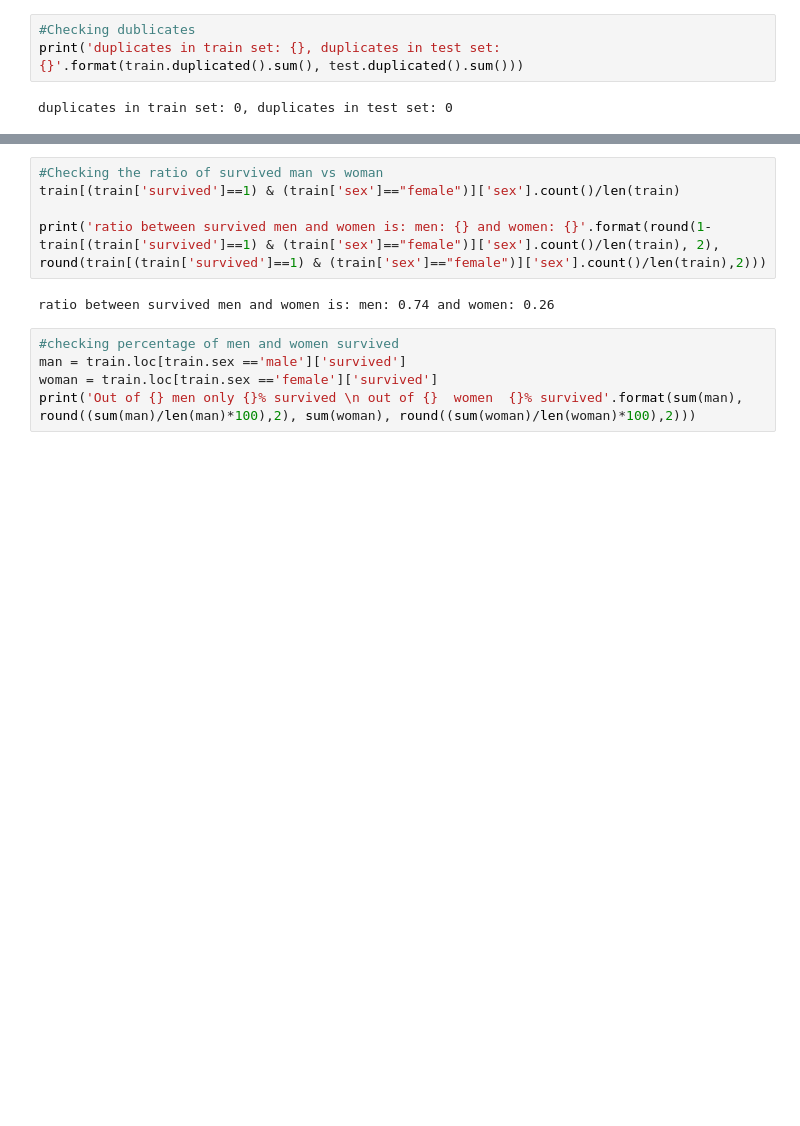
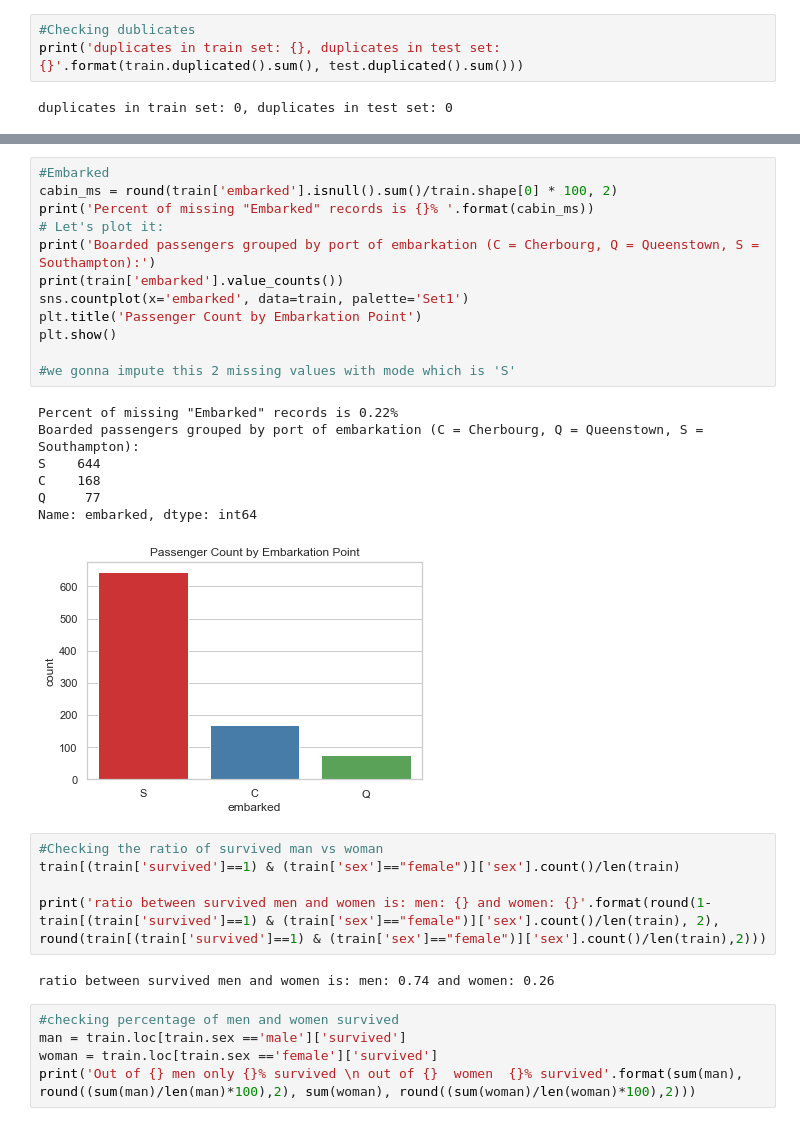
Before and after one commit to sultanbeishenkulov/titanic, a Jupyter notebook: titanic.ipynb, the cells around one changed output, grey strips where cells are left out. Saved outputs shown, nothing was run; the diff lists cells and outputs as text; blank space fills up the shorter version.

```diff
--- a/titanic.ipynb
+++ b/titanic.ipynb
@@ -61,3 +80,23 @@ dtype: int64
+# %%
+#Embarked
+cabin_ms = round(train['embarked'].isnull().sum()/train.shape[0] * 100, 2)
+print('Percent of missing "Embarked" records is {}% '.format(cabin_ms))
+# Let's plot it:
+print('Boarded passengers grouped by port of embarkation (C = Cherbourg, Q = Queenstown, S = Southampton):')
+print(train['embarked'].value_counts())
+sns.countplot(x='embarked', data=train, palette='Set1')
+plt.title('Passenger Count by Embarkation Point')
+plt.show()
+
+#we gonna impute this 2 missing values with mode which is 'S'
+# %% [output]
+Percent of missing "Embarked" records is 0.22%
+Boarded passengers grouped by port of embarkation (C = Cherbourg, Q = Queenstown, S = Southampton):
+S    644
+C    168
+Q     77
+Name: embarked, dtype: int64
+[figure, added]
 # %%
 #Checking the ratio of survived man vs woman
 train[(train['survived']==1) & (train['sex']=="female")]['sex'].count()/len(train)
```
Also changed, not shown: parts of 9 cells of this notebook.
